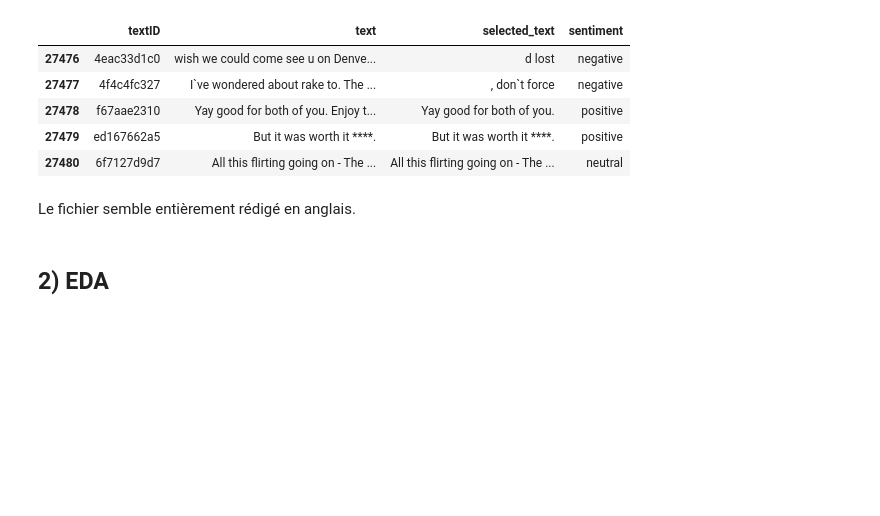
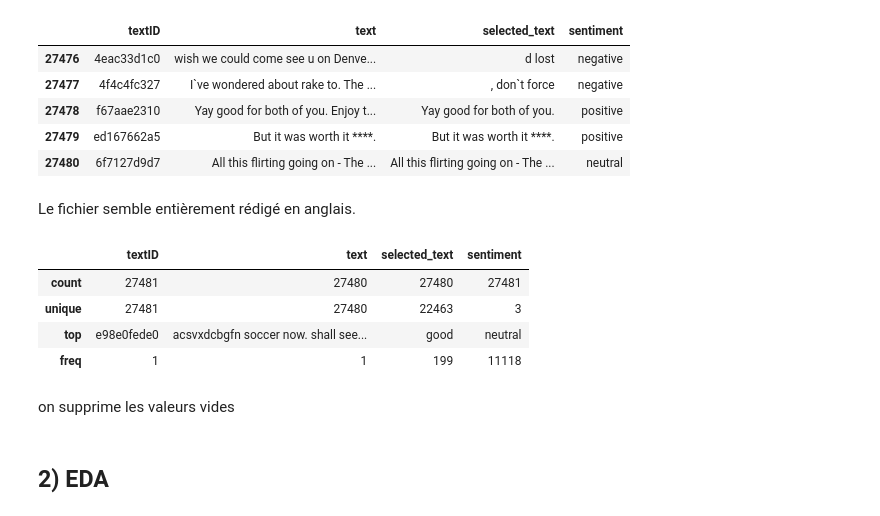
Before and after one commit to Fabien-DS/DSA_Sentiment, a Jupyter notebook: notebooks/EDA.ipynb, the cells around one changed output. Drawn from its saved outputs; the diff is of its cells as text; code cells hidden in the pictures; blank space fills up the shorter version.

```diff
--- a/notebooks/EDA.ipynb
+++ b/notebooks/EDA.ipynb
@@ -72,3 +97,13 @@ commentaires.tail(5)
 | 27480 | 6f7127d9d7 | All this flirting going on - The ... | All this flirting going on - The ... | neutral |
 # %% [markdown]
 Le fichier semble entièrement rédigé en anglais.
+# %%
+commentaires.describe()
+# %% [output]
+|  | textID | text | selected_text | sentiment |
+| count | 27481 | 27480 | 27480 | 27481 |
+| unique | 27481 | 27480 | 22463 | 3 |
+| top | e98e0fede0 | acsvxdcbgfn soccer now. shall see... | good | neutral |
+| freq | 1 | 1 | 199 | 11118 |
+# %% [markdown]
+on supprime les valeurs vides
```
Also changed, not shown: parts of 16 cells of this notebook, 2 other files.
